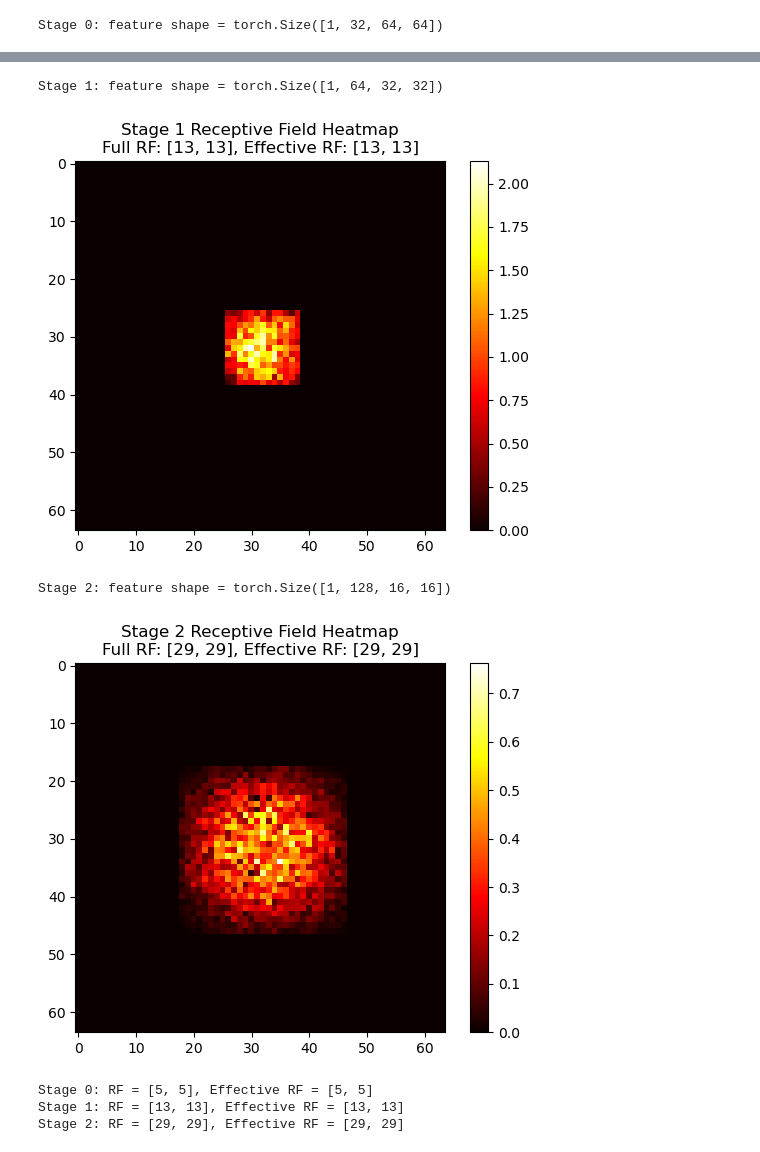
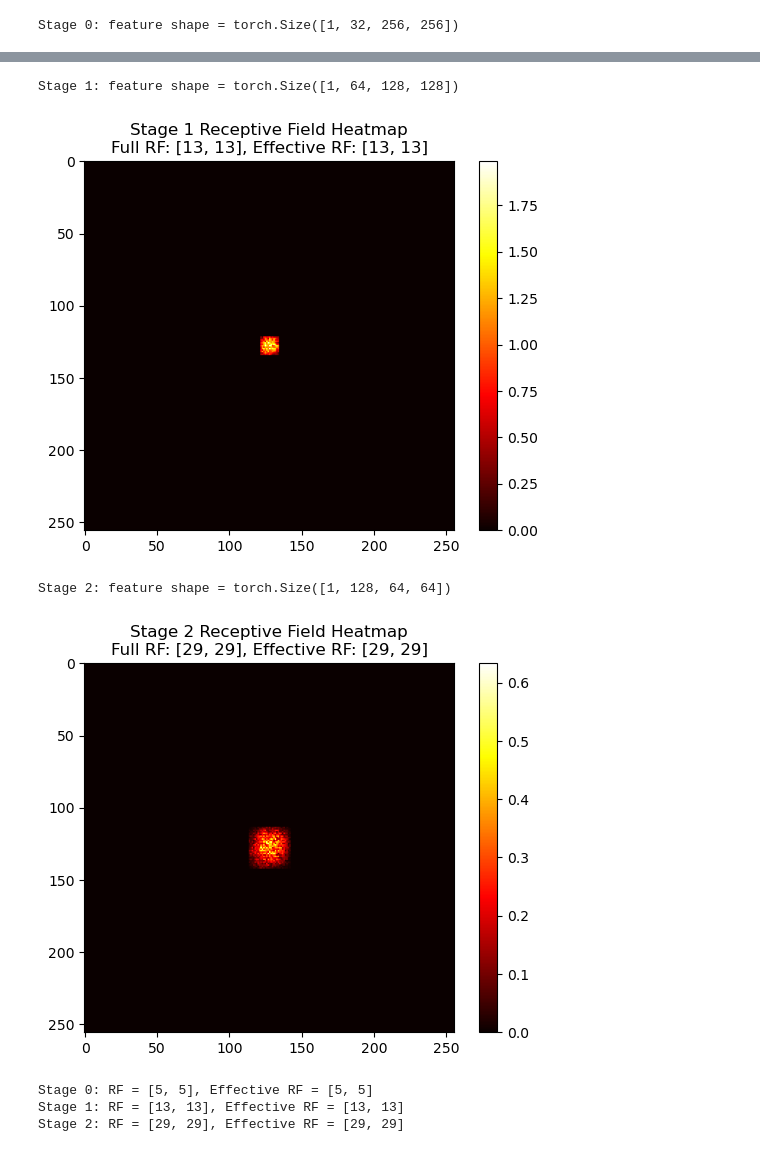
Before and after one commit to hpfref/The-Role-of-Spatial-Context-in-Deep-Learning-based-Semantic-Segmentation-of-Remote-Sensing-Imagery, a Jupyter notebook: dfc20/visualize.ipynb, the cells around one changed output, grey strips where cells are left out. Drawn from its saved outputs; the diff is of its cells as text; code cells hidden in the pictures.

```diff
--- a/dfc20/visualize.ipynb
+++ b/dfc20/visualize.ipynb
@@ -141,5 +142,5 @@ ROIs0000_autumn_s2_BandarAnzali_p384.tif
 # %%
-def compute_receptive_field(model, input_shape=(1, 4, 128, 128), output_pos=(0, 0, 64, 64), threshold_factor=0.01, visualize=True):
+def compute_receptive_field(model, input_shape=(1, 4, 128, 128), output_pos=(0, 0, 64, 64), threshold_factor=0.01, visualize=True): # gradient-based!!!
     model.eval()
     x = torch.zeros(input_shape, requires_grad=True)
 
@@ -167,7 +168,7 @@ def compute_receptive_field(model, input_shape=(1, 4, 128, 128), output_pos=(0,
 
     # Compute effective receptive field using threshold on grad_mask
     threshold = threshold_factor * grad_mask.max()
-    effective_coords = torch.nonzero(grad_mask > threshold * grad_mask.max(), as_tuple=False)
+    effective_coords = torch.nonzero(grad_mask > threshold, as_tuple=False)
     if len(effective_coords) == 0:
         erf_size = (0, 0)
     else:
@@ -175,25 +176,31 @@ def compute_receptive_field(model, input_shape=(1, 4, 128, 128), output_pos=(0,
         max_yx_eff = effective_coords.max(dim=0).values
         erf_size = (max_yx_eff[0] - min_yx_eff[0] + 1, max_yx_eff[1] - min_yx_eff[1] + 1)
 
+    # Find location of maximum gradient
+    #max_pos = torch.nonzero(grad_mask == grad_mask.max(), as_tuple=False)
+    #max_pos = tuple(max_pos[0].tolist())  # convert to (y, x)
+
     if visualize:
-        grad_log = np.log1p(grad_mask * 100) # scale for better visibility
-
+        grad_log = np.log1p(grad_mask.detach().cpu().numpy() * 100)  # scale for visibility
         plt.imshow(grad_log, cmap='hot')
-        plt.title('Receptive Field Heatmap')
+        plt.title(f'Receptive Field Heatmap')
         plt.colorbar()
+        #plt.scatter(max_pos[1], max_pos[0], c='cyan', s=50, marker='x', label='Max Influence')
+        plt.legend()
         plt.show()
 
     print(f"Receptive field size: {rf_size}")
-    print(f"Effective receptive field size: {erf_size}") # cuzrrently 1% of max activation
+    print(f"Effective receptive field size: {erf_size}")
+    #print(f"Most influential input pixel: {max_pos}")
 
     return rf_size, erf_size, grad_mask
 # %%
-model_path = 'trained_models/unet_s2_base.pth'
-model = UNetSmall(n_channels=4)  # n_channels based on model
+model_path = 'trained_models/unet_s2_11x11_param_equal.pth'
+model = UNetSmall11x11(n_channels=4)  # n_channels based on model
 model.load_state_dict(torch.load(model_path))
-input_shape=(1, 4, 128, 128)
-output_pos=(0, 0, 64, 64)
+input_shape=(1, 4, 256, 256)
+output_pos=(0, 0, 128, 128)
 #input_shape=(1, 4, 17, 17)
 #output_pos=(0, 0, 9, 9)
-rf_size, erf_size, grad_mask = compute_receptive_field(model, input_shape, output_pos) # should output of this be symmetric?
+rf_size, erf_size, grad_mask = compute_receptive_field(model, input_shape, output_pos, threshold_factor=0.01) # should output of this be symmetric?
 # %% [output]
@@ -241,7 +248,8 @@ def compute_encoder_receptive_fields(encoder, input_shape=(1,4,128,128), thresho
             max_yx = coords.max(dim=0).values
             rf = (max_yx - min_yx + 1).tolist()
 
-        eff_coords = torch.nonzero(grad > threshold_factor * grad.max(), as_tuple=False)
+        threshold = threshold_factor * grad.max()
+        eff_coords = torch.nonzero(grad > threshold, as_tuple=False)
         if eff_coords.shape[0] == 0:
             erf = (0, 0)
         else:
@@ -262,10 +270,10 @@ def compute_encoder_receptive_fields(encoder, input_shape=(1,4,128,128), thresho
 
     return results
 # %%
-encoder = EncoderSmall(in_channels=4)
-rf_info = compute_encoder_receptive_fields(encoder, input_shape=(1, 4, 64, 64), visualize=True)
+encoder = EncoderSmall1x1(in_channels=4)
+rf_info = compute_encoder_receptive_fields(encoder, input_shape=(1, 4, 256, 256), visualize=True)
 
 for r in rf_info:
     print(f"Stage {r['stage']}: RF = {r['rf']}, Effective RF = {r['effective_rf']}")
 # %% [output]
-Stage 0: feature shape = torch.Size([1, 32, 64, 64])
+Stage 0: feature shape = torch.Size([1, 32, 256, 256])
@@ -273,7 +281,7 @@ Stage 0: feature shape = torch.Size([1, 32, 64, 64])
-Stage 1: feature shape = torch.Size([1, 64, 32, 32])
+Stage 1: feature shape = torch.Size([1, 64, 128, 128])
-[figure, old version]
+[figure, new version]
-Stage 2: feature shape = torch.Size([1, 128, 16, 16])
+Stage 2: feature shape = torch.Size([1, 128, 64, 64])
-[figure, old version]
+[figure, new version]
 Stage 0: RF = [5, 5], Effective RF = [5, 5]
 Stage 1: RF = [13, 13], Effective RF = [13, 13]
 Stage 2: RF = [29, 29], Effective RF = [29, 29]
```
Also changed, not shown: parts of 5 cells of this notebook, 54 other files.
